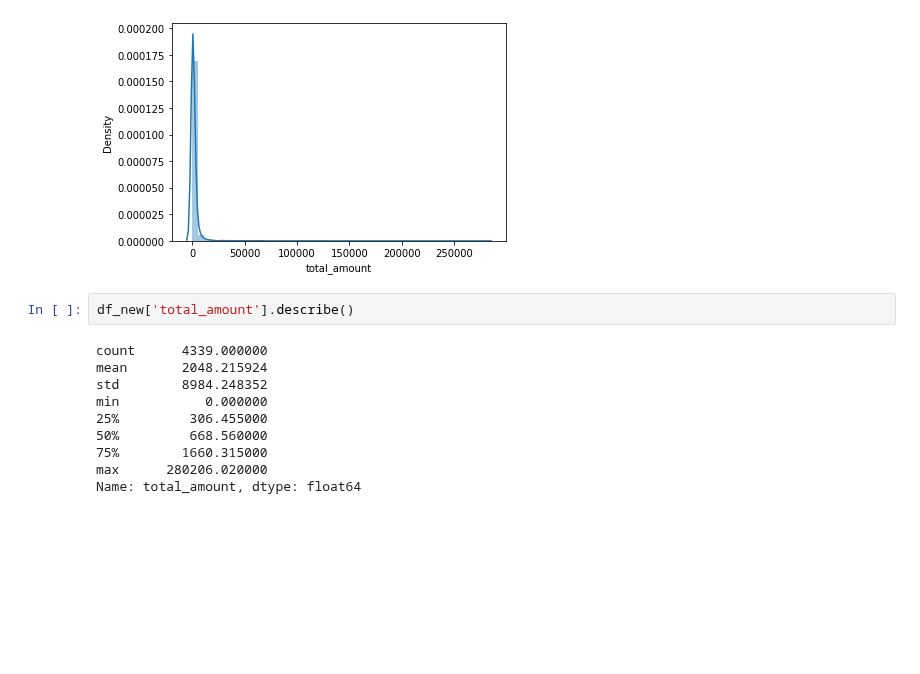
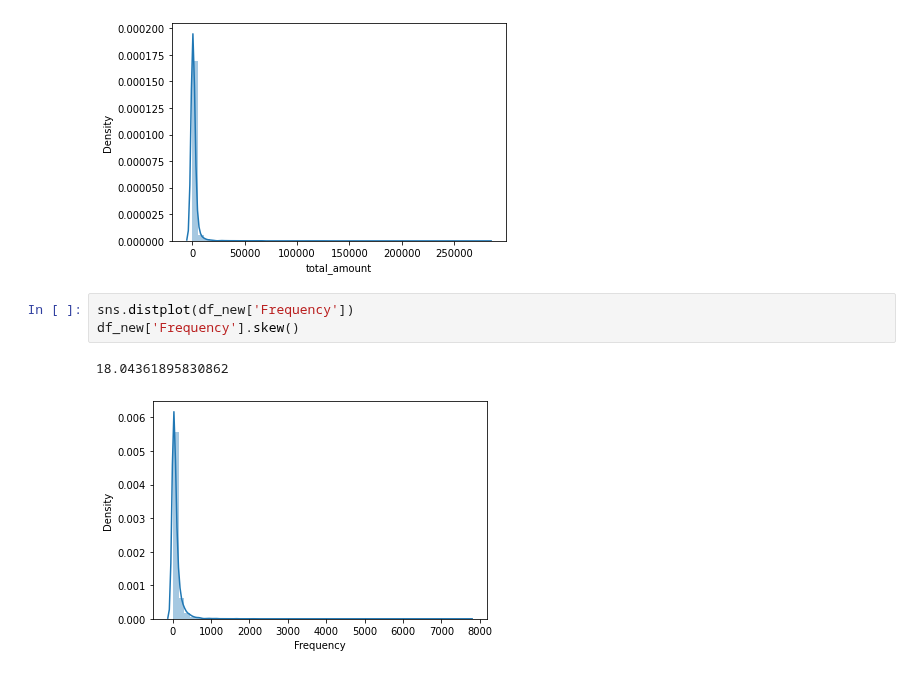
Before and after one commit to shreesha2304/Online-Retail-Customer-Segmentation, a Jupyter notebook: Online_Retail_Customer_Segmentation_Capstone_Project.ipynb, the cells around one changed output. Cells and saved outputs as stored; diff of their text form; blank space fills up the shorter version.

```diff
--- a/Online_Retail_Customer_Segmentation_Capstone_Project.ipynb
+++ b/Online_Retail_Customer_Segmentation_Capstone_Project.ipynb
@@ -359,15 +345,9 @@ df_new['total_amount'].skew()
 # %% [output]
 19.341402694657173
 [figure]
-# %%
-df_new['total_amount'].describe()
-# %% [output]
-count      4339.000000
-mean       2048.215924
-std        8984.248352
-min           0.000000
-25%         306.455000
-50%         668.560000
-75%        1660.315000
-max      280206.020000
-Name: total_amount, dtype: float64
+# %%
+sns.distplot(df_new['Frequency'])
+df_new['Frequency'].skew()
+# %% [output]
+18.04361895830862
+[figure, added]
```
Also changed, not shown: parts of 37 cells of this notebook.
